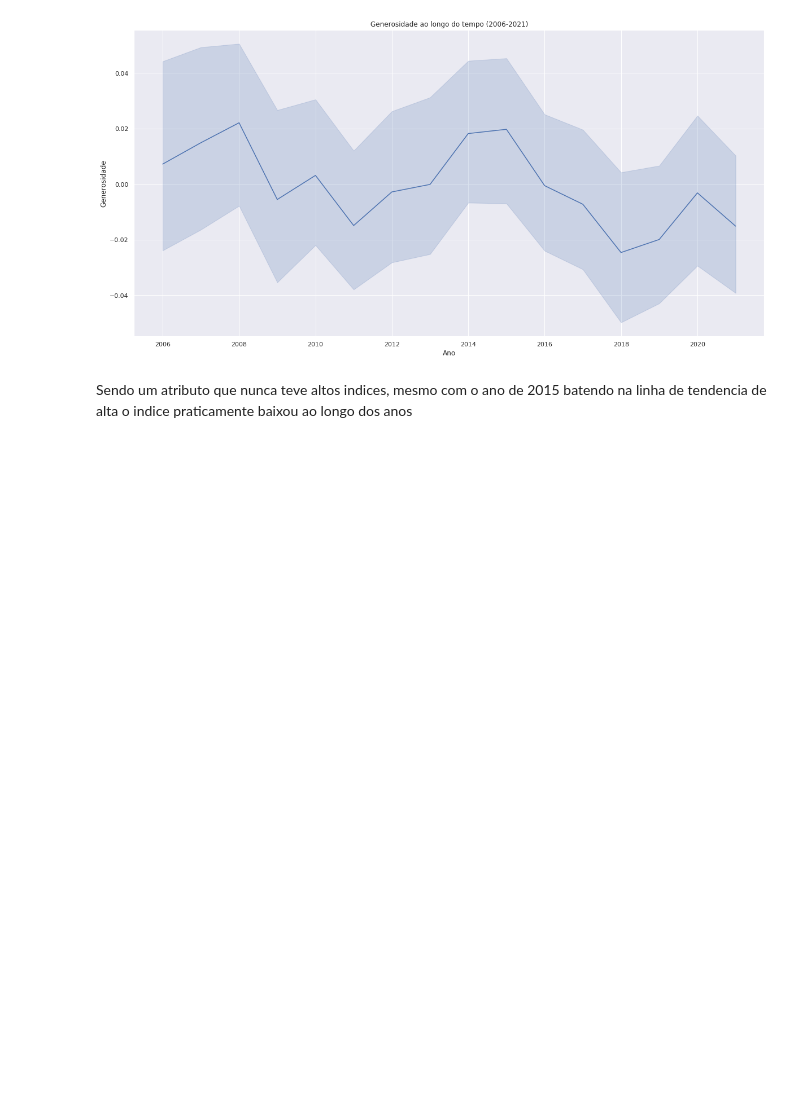
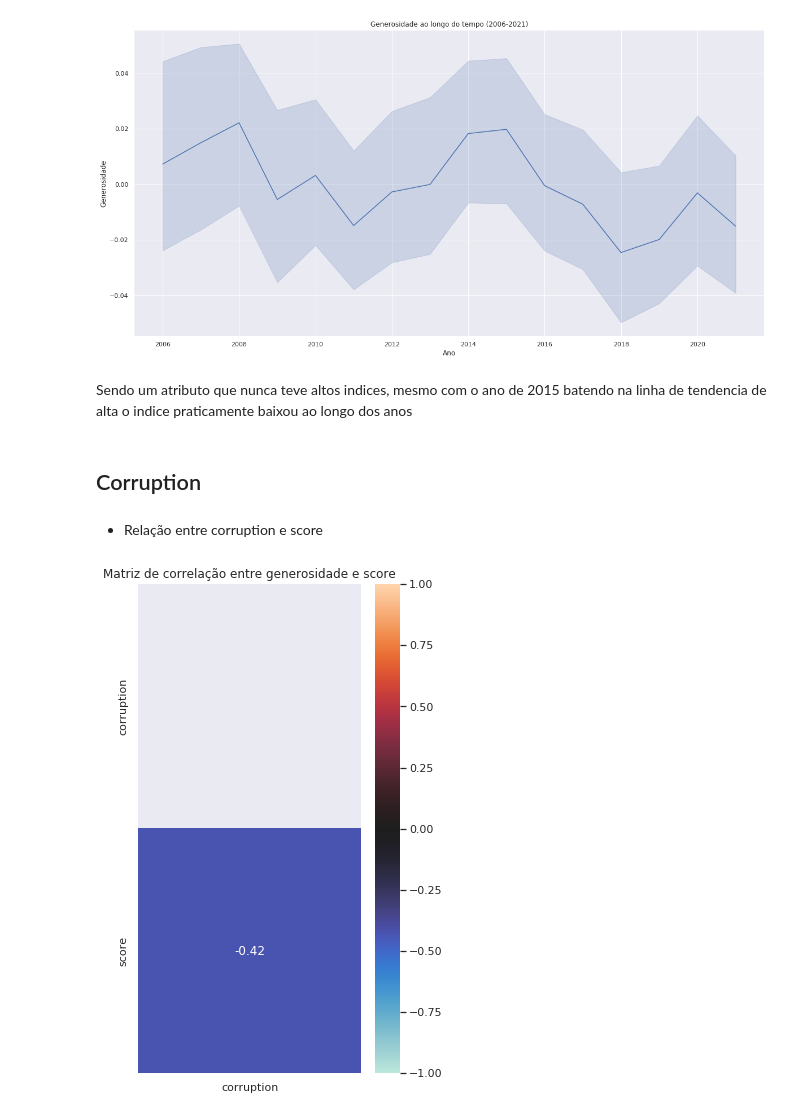
Before and after one commit to SalatielBairros/world-happiness-report, a Jupyter notebook: analysis/MultivariateAnalysis.ipynb, the cells around one changed output. Saved outputs shown, nothing was run; the diff lists cells and outputs as text; code cells hidden in the pictures; blank space fills up the shorter version.

Commit message:
Corruption analisys

```diff
--- a/analysis/MultivariateAnalysis.ipynb
+++ b/analysis/MultivariateAnalysis.ipynb
@@ -386,3 +386,32 @@ plt.show()
 [figure]
 # %% [markdown]
 Sendo um atributo que nunca teve altos indices, mesmo com o ano de 2015 batendo na linha de tendencia de alta o indice praticamente baixou ao longo dos anos
+# %% [markdown]
+## Corruption
+# %% [markdown]
+* Relação entre corruption e score
+# %%
+df = pd.DataFrame(dataset, columns=['corruption', 'score'])
+
+sns.set(rc={"figure.figsize":(5, 9)})
+
+sns.heatmap(
+  df.corr()[['corruption']].sort_values(
+    by=['corruption'],
+    ascending=False
+  ),
+  annot=True,
+  vmin=-1,
+  vmax=1,
+  center=0,
+  mask=np.triu(df.corr()[['corruption']].sort_values(
+    by=['corruption'],
+    ascending=False
+    )
+  )
+)
+
+plt.title('Matriz de correlação entre generosidade e score')
+plt.show()
+# %% [output]
+[figure, added]
```
Also changed, not shown: parts of 7 cells of this notebook.
